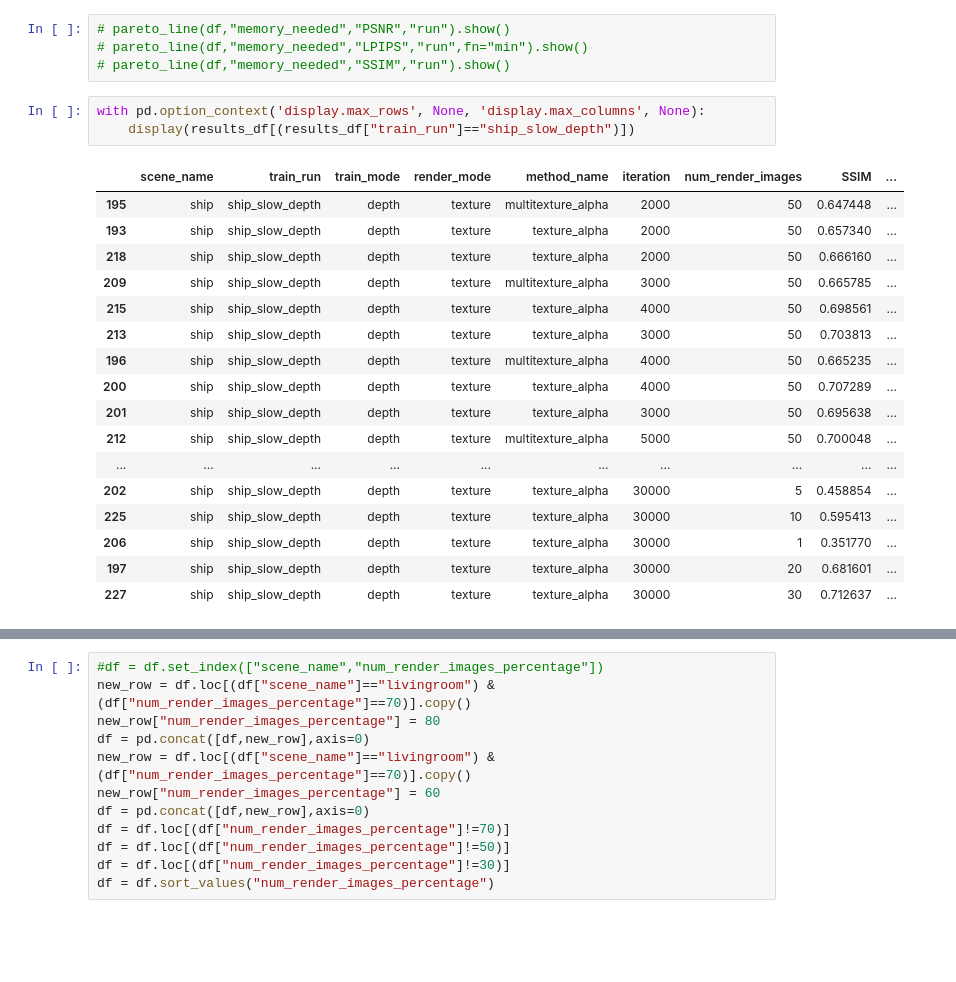
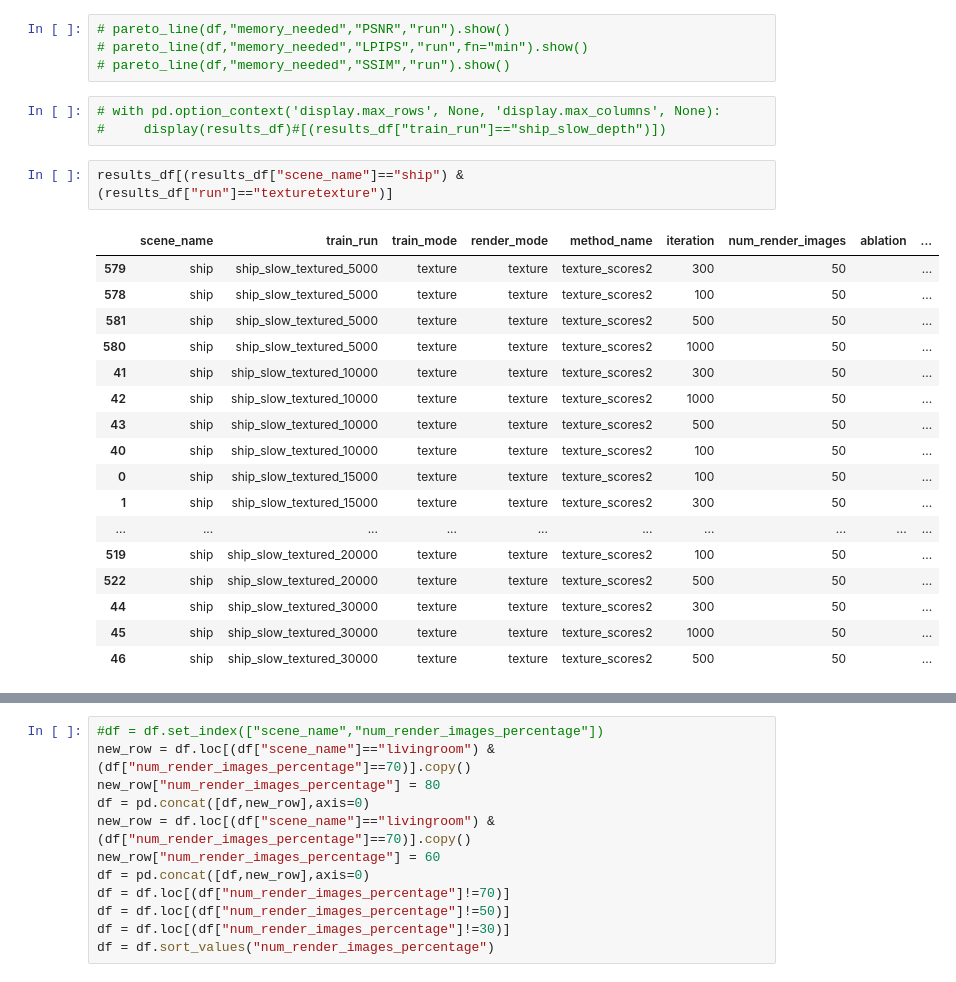
Before and after one commit to Istlemin/depth-supervised-gaussian-splatting, a Jupyter notebook: notebooks/plot.ipynb, the cells around one changed output, grey strips where cells are left out. Saved outputs shown, nothing was run; the diff lists cells and outputs as text; blank space fills up the shorter version.

```diff
--- a/notebooks/plot.ipynb
+++ b/notebooks/plot.ipynb
@@ -114,26 +126,28 @@ array(['depthtexture', 'normalnormal', 'normaltexture'], dtype=object)
 # pareto_line(df,"memory_needed","LPIPS","run",fn="min").show()
 # pareto_line(df,"memory_needed","SSIM","run").show()
 # %%
-with pd.option_context('display.max_rows', None, 'display.max_columns', None):
-    display(results_df[(results_df["train_run"]=="ship_slow_depth")])
+# with pd.option_context('display.max_rows', None, 'display.max_columns', None):
+#     display(results_df)#[(results_df["train_run"]=="ship_slow_depth")])
-# %% [output]
-|  | scene_name | train_run | train_mode | render_mode | method_name | iteration | num_render_images | SSIM | ... |
-| 195 | ship | ship_slow_depth | depth | texture | multitexture_alpha | 2000 | 50 | 0.647448 | ... |
-| 193 | ship | ship_slow_depth | depth | texture | texture_alpha | 2000 | 50 | 0.657340 | ... |
-| 218 | ship | ship_slow_depth | depth | texture | texture_alpha | 2000 | 50 | 0.666160 | ... |
-| 209 | ship | ship_slow_depth | depth | texture | multitexture_alpha | 3000 | 50 | 0.665785 | ... |
-| 215 | ship | ship_slow_depth | depth | texture | texture_alpha | 4000 | 50 | 0.698561 | ... |
-| 213 | ship | ship_slow_depth | depth | texture | texture_alpha | 3000 | 50 | 0.703813 | ... |
-| 196 | ship | ship_slow_depth | depth | texture | multitexture_alpha | 4000 | 50 | 0.665235 | ... |
-| 200 | ship | ship_slow_depth | depth | texture | texture_alpha | 4000 | 50 | 0.707289 | ... |
-| 201 | ship | ship_slow_depth | depth | texture | texture_alpha | 3000 | 50 | 0.695638 | ... |
-| 212 | ship | ship_slow_depth | depth | texture | multitexture_alpha | 5000 | 50 | 0.700048 | ... |
-| ... | ... | ... | ... | ... | ... | ... | ... | ... | ... |
-| 202 | ship | ship_slow_depth | depth | texture | texture_alpha | 30000 | 5 | 0.458854 | ... |
-| 225 | ship | ship_slow_depth | depth | texture | texture_alpha | 30000 | 10 | 0.595413 | ... |
-| 206 | ship | ship_slow_depth | depth | texture | texture_alpha | 30000 | 1 | 0.351770 | ... |
-| 197 | ship | ship_slow_depth | depth | texture | texture_alpha | 30000 | 20 | 0.681601 | ... |
-| 227 | ship | ship_slow_depth | depth | texture | texture_alpha | 30000 | 30 | 0.712637 | ... |
+# %%
+results_df[(results_df["scene_name"]=="ship") & (results_df["run"]=="texturetexture")]
+# %% [output]
+|  | scene_name | train_run | train_mode | render_mode | method_name | iteration | num_render_images | ablation | ... |
+| 579 | ship | ship_slow_textured_5000 | texture | texture | texture_scores2 | 300 | 50 |  | ... |
+| 578 | ship | ship_slow_textured_5000 | texture | texture | texture_scores2 | 100 | 50 |  | ... |
+| 581 | ship | ship_slow_textured_5000 | texture | texture | texture_scores2 | 500 | 50 |  | ... |
+| 580 | ship | ship_slow_textured_5000 | texture | texture | texture_scores2 | 1000 | 50 |  | ... |
+| 41 | ship | ship_slow_textured_10000 | texture | texture | texture_scores2 | 300 | 50 |  | ... |
+| 42 | ship | ship_slow_textured_10000 | texture | texture | texture_scores2 | 1000 | 50 |  | ... |
+| 43 | ship | ship_slow_textured_10000 | texture | texture | texture_scores2 | 500 | 50 |  | ... |
+| 40 | ship | ship_slow_textured_10000 | texture | texture | texture_scores2 | 100 | 50 |  | ... |
+| 0 | ship | ship_slow_textured_15000 | texture | texture | texture_scores2 | 100 | 50 |  | ... |
+| 1 | ship | ship_slow_textured_15000 | texture | texture | texture_scores2 | 300 | 50 |  | ... |
+| ... | ... | ... | ... | ... | ... | ... | ... | ... | ... |
+| 519 | ship | ship_slow_textured_20000 | texture | texture | texture_scores2 | 100 | 50 |  | ... |
+| 522 | ship | ship_slow_textured_20000 | texture | texture | texture_scores2 | 500 | 50 |  | ... |
+| 44 | ship | ship_slow_textured_30000 | texture | texture | texture_scores2 | 300 | 50 |  | ... |
+| 45 | ship | ship_slow_textured_30000 | texture | texture | texture_scores2 | 1000 | 50 |  | ... |
+| 46 | ship | ship_slow_textured_30000 | texture | texture | texture_scores2 | 500 | 50 |  | ... |
 # %%
 plot_data = []
 df = results_df[results_df.groupby(["scene_name","run"])["PSNR"].cummax()==results_df["PSNR"]]
```
Also changed, not shown: parts of 14 cells of this notebook, 14 other files.
